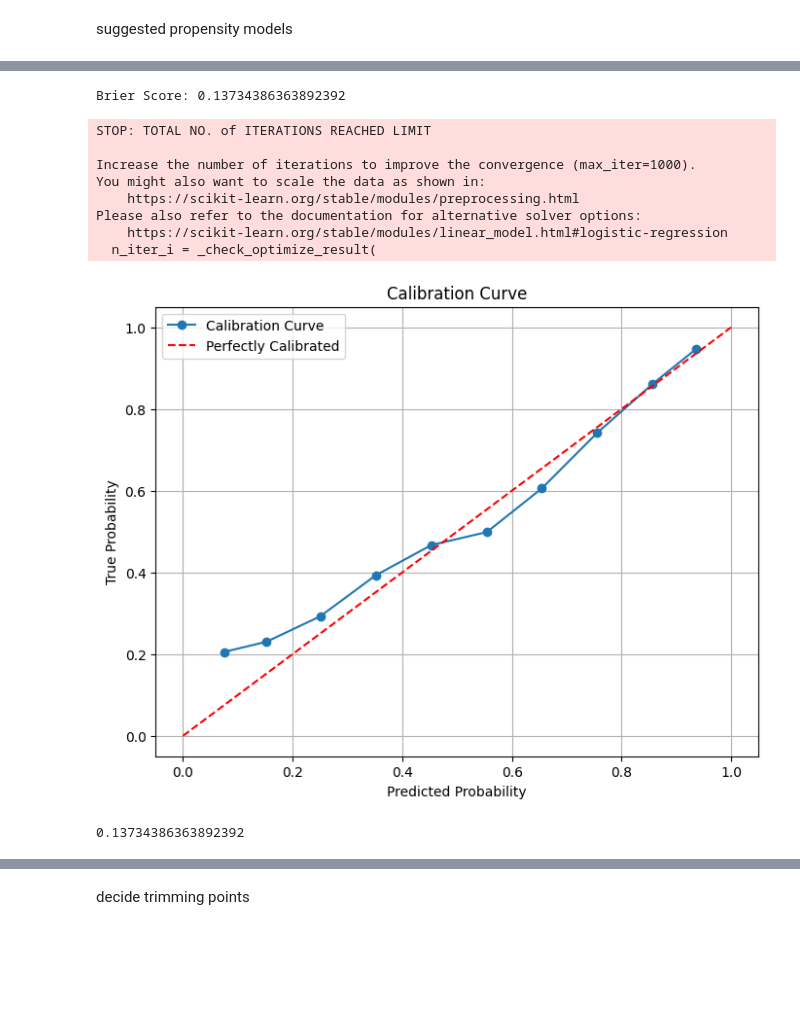
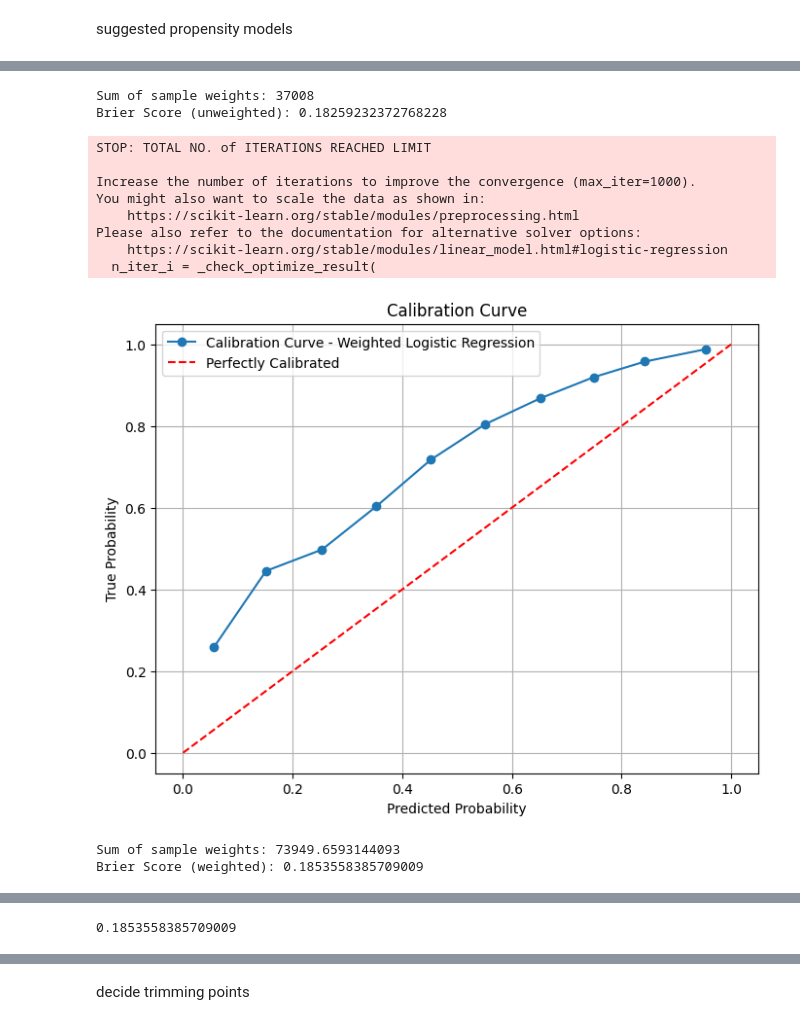
Before and after one commit to Noam-Sasson/Causal-Inference-Breastfeeding-and-Infant-Mortality, a Jupyter notebook: direct_estimation.ipynb, the cells around one changed output, grey strips where cells are left out. Saved outputs shown, nothing was run; the diff lists cells and outputs as text; code cells hidden in the pictures; blank space fills up the shorter version.

```diff
--- a/direct_estimation.ipynb
+++ b/direct_estimation.ipynb
@@ -89,14 +182,14 @@ suggested propensity models
 # %%
 # model 1: logostic regression
 from sklearn.linear_model import LogisticRegression
-def create_logistic_regression(X_train, T_train):
+def create_logistic_regression(X_train, T_train, class_weights):
     """
     Train a logistic regression model for propensity score estimation.
     :param X_train:
     :param T_train:
     :return:
     """
-    model = LogisticRegression(max_iter=1000, random_state=RANDOM_SEED)
+    model = LogisticRegression(max_iter=1000, random_state=RANDOM_SEED, class_weight=class_weights)
     return model
 
 
@@ -179,18 +294,25 @@ def create_neural_network(X_train, T_train):
 # %%
 # model 1: Logistic Regression
-logist_reg = create_logistic_regression(X_train, T_train)
+class_weights = {
+    1: 1 / np.mean(T_train == 1),
+    0: 1 / np.mean(T_train == 0)
+}
+logist_reg_with_class_weights = create_logistic_regression(X_train, T_train, class_weights)
 
-propensity_model_reg = train_propensity_model(logist_reg, X_train, T_train)
-eval_propensity_model(propensity_model_reg, X_val, T_val)
+propensity_model_reg_with_weights = train_propensity_model(logist_reg_with_class_weights, X_train, T_train)
+eval_propensity_model(propensity_model_reg_with_weights, X_val, T_val, title="Weighted Logistic Regression", use_sample_weights=False)
+eval_propensity_model(propensity_model_reg_with_weights, X_val, T_val, title="Weighted Logistic Regression", use_sample_weights=True)
 # %% [output]
-Brier Score: 0.13734386363892392
+Sum of sample weights: 37008
+Brier Score (unweighted): 0.18259232372768228
 STOP: TOTAL NO. of ITERATIONS REACHED LIMIT
 
 Increase the number of iterations to improve the convergence (max_iter=1000).
 You might also want to scale the data as shown in:
     https://scikit-learn.org/stable/modules/preprocessing.html
 Please also refer to the documentation for alternative solver options:
     https://scikit-learn.org/stable/modules/linear_model.html#logistic-regression
   n_iter_i = _check_optimize_result(
-[figure, old version]
+[figure, new version]
-0.13734386363892392
+Sum of sample weights: 73949.6593144093
+Brier Score (weighted): 0.1853558385709009
@@ -197,3 +320,4 @@ Please also refer to the documentation for alternative solver options:
+0.1853558385709009
 # %%
 # model 2: Neural Network
 nn_model = create_neural_network(X_train, T_train)
```
Also changed, not shown: parts of 46 cells of this notebook, 3 other files.
